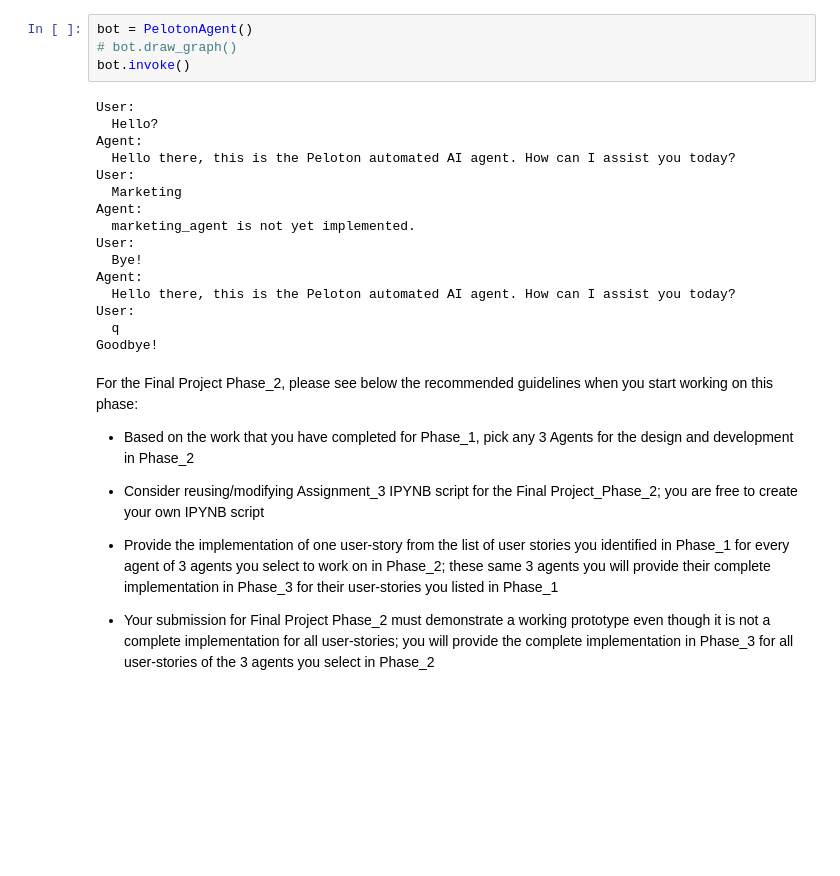
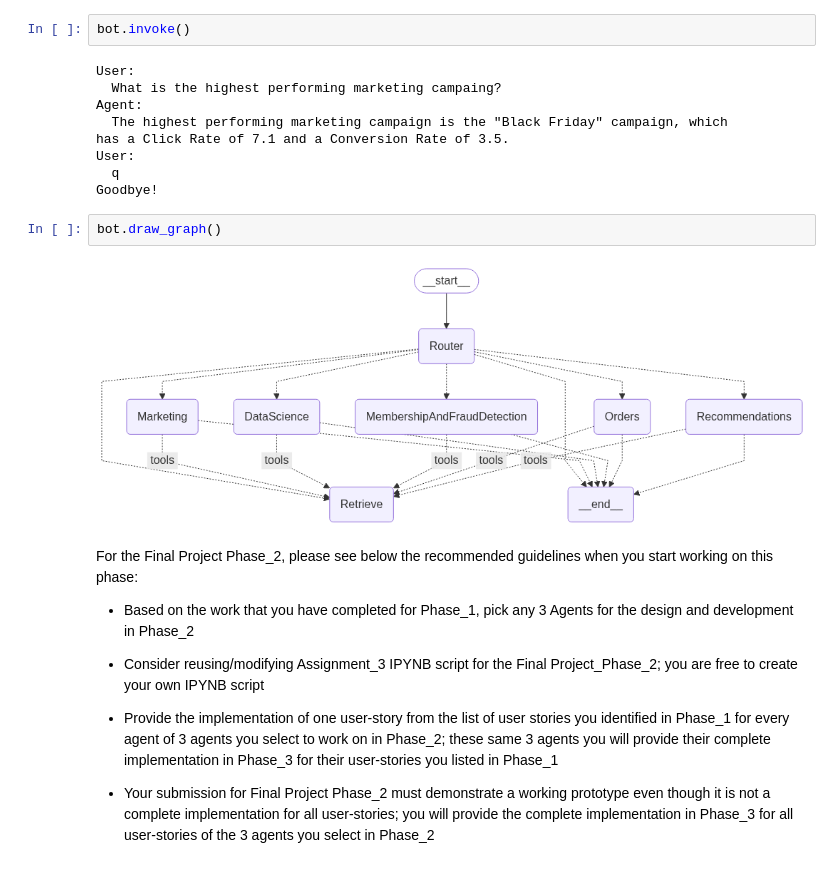
Before and after one commit to kgeidel/msds442, a Jupyter notebook: Phase_2_NOTEBOOK_Geidel.ipynb, the cells around one changed output. Drawn from its saved outputs; the diff is of its cells as text; blank space fills up the shorter version.

Commit message:
marketing agent functioning and answering one user story.

```diff
--- a/Phase_2_NOTEBOOK_Geidel.ipynb
+++ b/Phase_2_NOTEBOOK_Geidel.ipynb
@@ -218,23 +292,18 @@ class PelotonAgent:
 # %%
-bot = PelotonAgent()
-# bot.draw_graph()
 bot.invoke()
 # %% [output]
 User:
-  Hello?
+  What is the highest performing marketing campaing?
 Agent:
-  Hello there, this is the Peloton automated AI agent. How can I assist you today?
-User:
-  Marketing
-Agent:
-  marketing_agent is not yet implemented.
-User:
-  Bye!
-Agent:
-  Hello there, this is the Peloton automated AI agent. How can I assist you today?
+  The highest performing marketing campaign is the "Black Friday" campaign, which
+has a Click Rate of 7.1 and a Conversion Rate of 3.5.
 User:
   q
 Goodbye!
+# %%
+bot.draw_graph()
+# %% [output]
+[figure, added]
 # %% [markdown]
 For the Final Project Phase_2, please see below the recommended guidelines when you start working on this phase:
 
```
Also changed, not shown: parts of 2 cells of this notebook.
